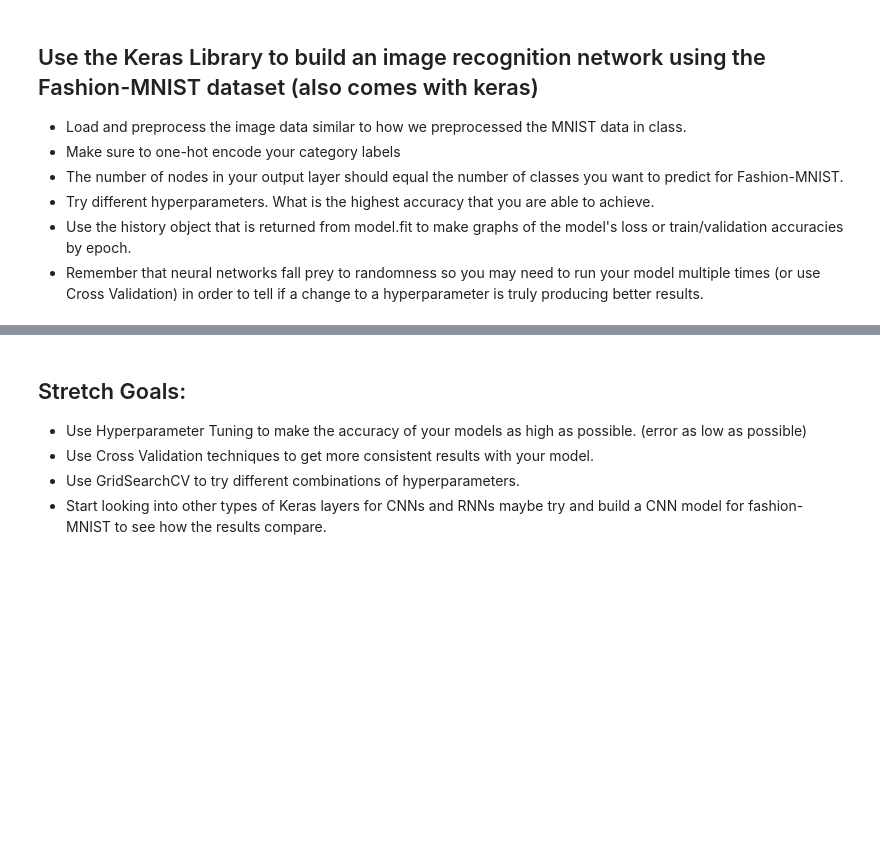
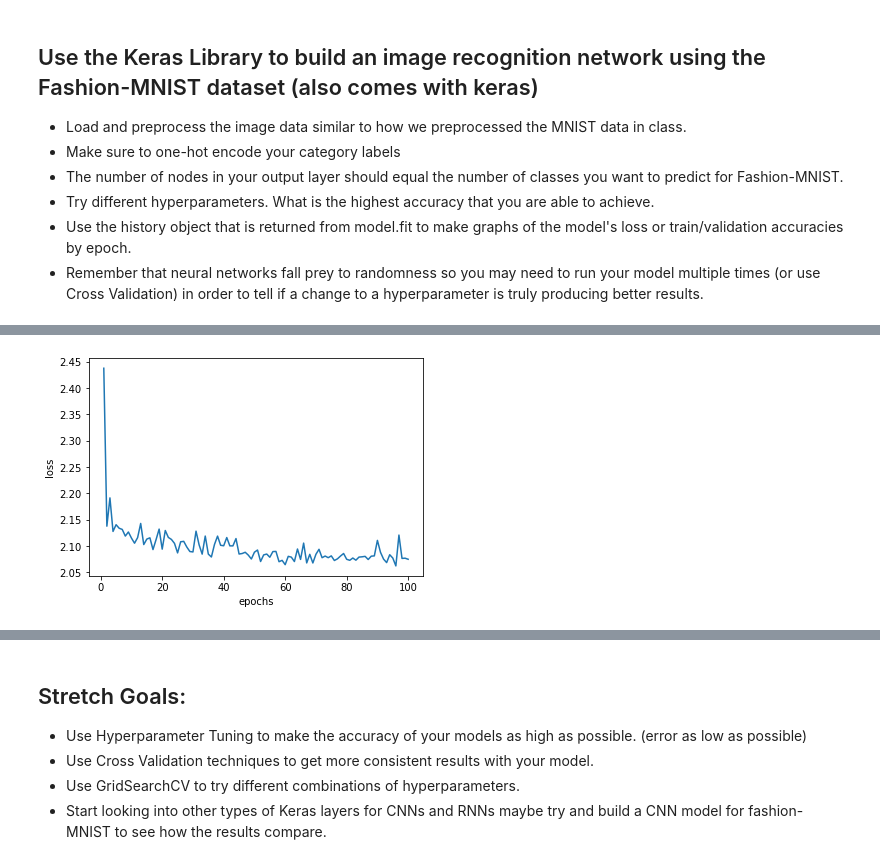
Before and after one commit to zachary-hamilton/DS-Unit-4-Sprint-2-Neural-Networks, a Jupyter notebook: module3-Intro-to-Keras/LS_DS_423_Keras_Assignment.ipynb, the cells around one changed output, grey strips where cells are left out. Drawn from its saved outputs; the diff is of its cells as text; code cells hidden in the pictures; blank space fills up the shorter version.

```diff
--- a/module3-Intro-to-Keras/LS_DS_423_Keras_Assignment.ipynb
+++ b/module3-Intro-to-Keras/LS_DS_423_Keras_Assignment.ipynb
@@ -132,0 +173,13 @@ mean_squared_error(y_test, y_pred)
+# %%
+model = Sequential()
+model.add(Flatten(input_shape=(28, 28)))
+model.add(Dense(128, activation='relu'))
+model.add(Dropout(0.1))
+model.add(Dense(10, activation='relu'))
+
+model.compile(loss=tf.keras.losses.SparseCategoricalCrossentropy(from_logits=True), optimizer='adam', metrics='accuracy')
+model = model.fit(x=X_train,
+          y=y_train,
+          epochs=100,
+          validation_data=(X_test,y_test),
+          callbacks=[tensorboard_callback])
@@ -132,0 +204,14 @@ mean_squared_error(y_test, y_pred)
+# %%
+# using history to make a graph
+history = model.history
+df = pd.DataFrame(data={
+    'epochs':[x + 1 for x in range(len(history['loss']))],
+    'loss':history['loss'],
+    'accuracy':history['accuracy'],
+    'val_loss':history['val_loss'],
+    'val_accuracy':history['val_accuracy'],
+})
+
+sns.lineplot(x='epochs', y='loss', data=df);
+# %% [output]
+[figure, added]
```
Also changed, not shown: parts of 9 cells of this notebook.
